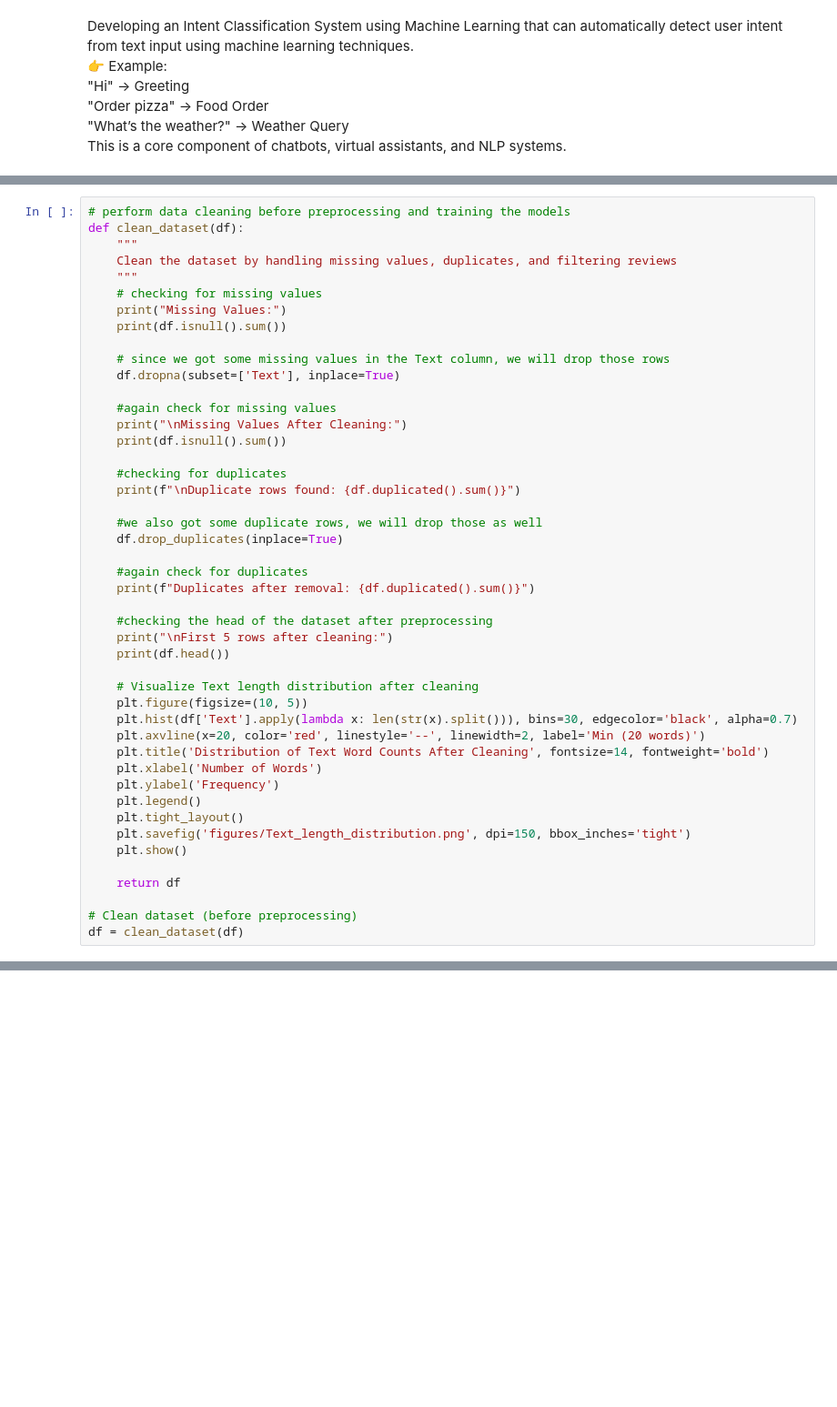
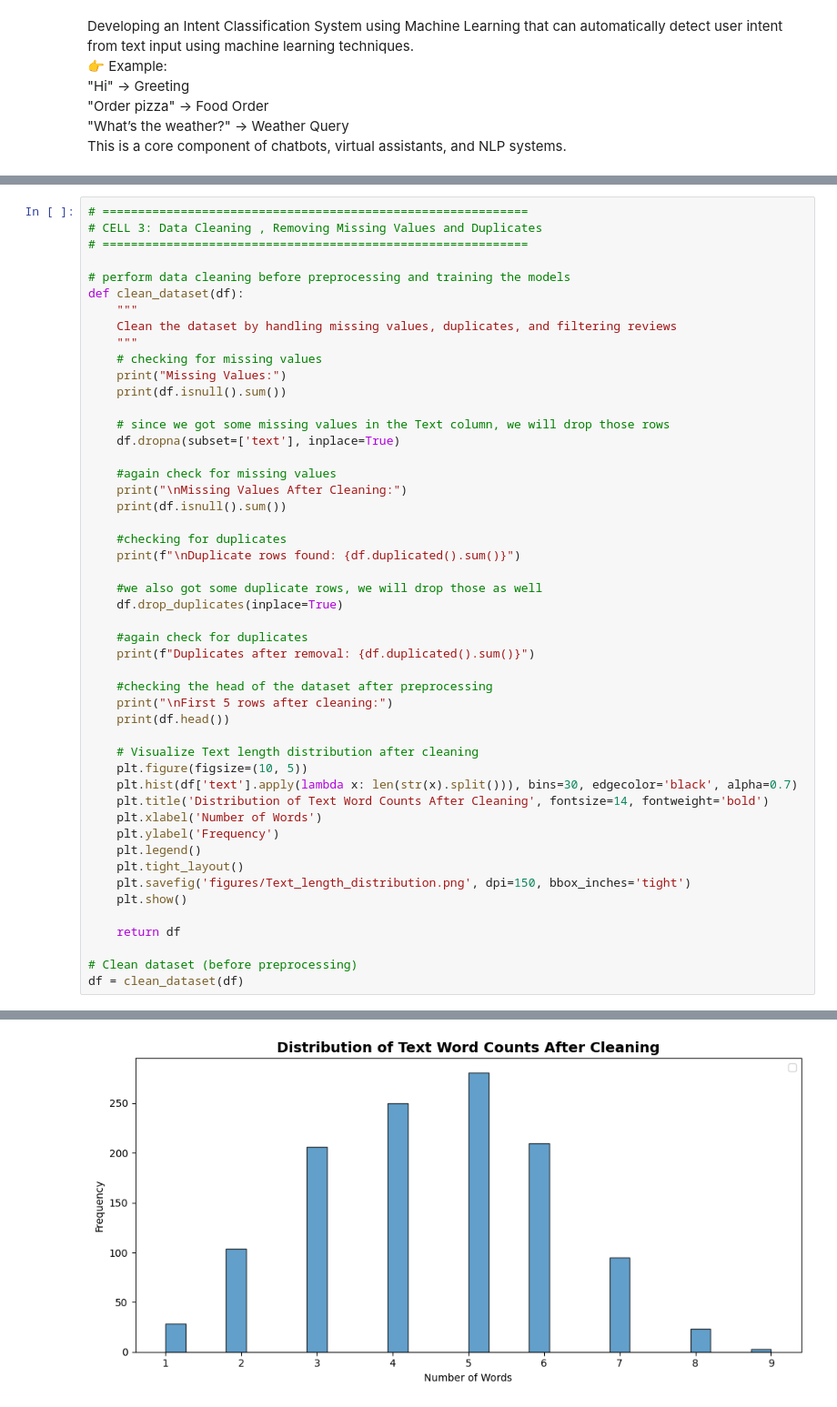
Before and after one commit to isaifullah/Intern_at_Hasnain_Karimain_Software_House, a Jupyter notebook: 14_intent_classifier/intent_classifier.ipynb, the cells around one changed output, grey strips where cells are left out. Shown at 91% size. Cells and saved outputs as stored; diff of their text form; blank space fills up the shorter version.

```diff
--- a/14_intent_classifier/intent_classifier.ipynb
+++ b/14_intent_classifier/intent_classifier.ipynb
@@ -80,4 +112,8 @@ df = load_dataset('news_dataset.csv')
 # %%
+# ============================================================
+# CELL 3: Data Cleaning , Removing Missing Values and Duplicates
+# ============================================================
+
 # perform data cleaning before preprocessing and training the models
 def clean_dataset(df):
     """
@@ -88,7 +124,7 @@ def clean_dataset(df):
     print(df.isnull().sum())
 
     # since we got some missing values in the Text column, we will drop those rows
-    df.dropna(subset=['Text'], inplace=True)
+    df.dropna(subset=['text'], inplace=True)
 
     #again check for missing values
     print("\nMissing Values After Cleaning:")
@@ -109,8 +145,7 @@ def clean_dataset(df):
 
     # Visualize Text length distribution after cleaning
     plt.figure(figsize=(10, 5))
-    plt.hist(df['Text'].apply(lambda x: len(str(x).split())), bins=30, edgecolor='black', alpha=0.7)
-    plt.axvline(x=20, color='red', linestyle='--', linewidth=2, label='Min (20 words)')
+    plt.hist(df['text'].apply(lambda x: len(str(x).split())), bins=30, edgecolor='black', alpha=0.7)
     plt.title('Distribution of Text Word Counts After Cleaning', fontsize=14, fontweight='bold')
     plt.xlabel('Number of Words')
     plt.ylabel('Frequency')
@@ -123,3 +158,4 @@ def clean_dataset(df):
 
 # Clean dataset (before preprocessing)
 df = clean_dataset(df)
+# %% [output]
@@ -126 +182,2 @@ df = clean_dataset(df)
+[figure, added]
 # %%
```
Also changed, not shown: parts of 17 cells of this notebook, 15 other files.
